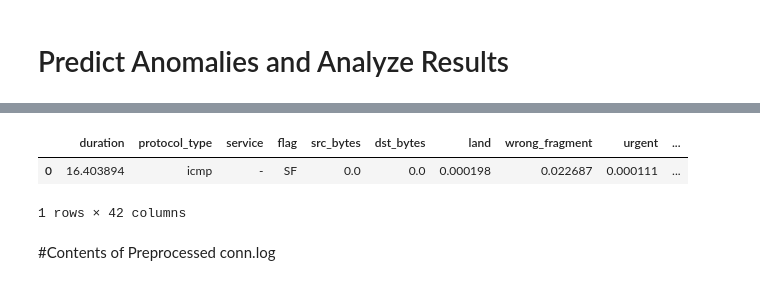
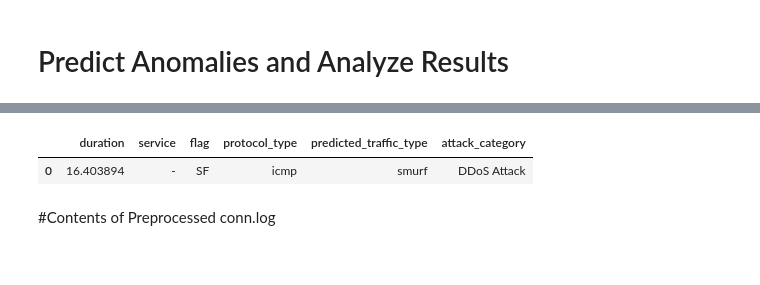
Before and after one commit to ladyTootie/ACE-R-D, a Jupyter notebook: MPL_Final_Copy.ipynb, the cells around one changed output, grey strips where cells are left out. Cells and saved outputs as stored; diff of their text form; code cells hidden in the pictures.

```diff
--- a/MPL_Final_Copy.ipynb
+++ b/MPL_Final_Copy.ipynb
@@ -274,12 +274,71 @@ predicted_classes = label_encoder.inverse_transform(predicted_classes_encoded)
 conn_df['predicted_traffic_type'] = predicted_classes
 
 #Define the anomalies
-anomalies = conn_df[conn_df['predicted_traffic_type'] != 'normal']
+anomalies = conn_df[conn_df['predicted_traffic_type'] != 'normal'].copy() # Added .copy() to avoid SettingWithCopyWarning
+
+# Define a mapping from predicted_traffic_type to known attack categories
+attack_mapping = {
+    'smurf': 'DDoS Attack',
+    'neptune': 'DoS Attack',
+    'satan': 'Probing Attack',
+    'portsweep': 'Probing Attack',
+    'ipsweep': 'Probing Attack',
+    'nmap': 'Probing Attack',
+    'warezclient': 'U2R Attack',
+    'guess_passwd': 'U2R Attack',
+    'rootkit': 'U2R Attack',
+    'buffer_overflow': 'U2R Attack',
+    'loadmodule': 'U2R Attack',
+    'perl': 'U2R Attack',
+    'spy': 'U2R Attack',
+    'phf': 'U2R Attack',
+    'multihop': 'R2L Attack',
+    'ftp_write': 'R2L Attack',
+    'imap': 'R2L Attack',
+    'warezmaster': 'R2L Attack',
+    'snmpgetattack': 'R2L Attack',
+    'snmpguess': 'R2L Attack',
+    'xlock': 'R2L Attack',
+    'xsnoop': 'R2L Attack',
+    'worm': 'R2L Attack',
+    'mscan': 'Probing Attack',
+    'processtable': 'DoS Attack',
+    'apache2': 'DoS Attack',
+    'back': 'DoS Attack',
+    'teardrop': 'DoS Attack',
+    'land': 'DoS Attack',
+    'pod': 'DoS Attack',
+    'mailbomb': 'DoS Attack',
+    'udpstorm': 'DoS Attack',
+    'httptunnel': 'Probing Attack',
+    'sqlattack': 'U2R Attack',
+    'xterm': 'U2R Attack',
+    'ps': 'U2R Attack',
+    'named': 'R2L Attack',
+    'sendmail': 'R2L Attack',
+    'secret': 'R2L Attack',
+    'syslog': 'R2L Attack',
+    'netbus': 'R2L Attack',
+    'rsh': 'R2L Attack',
+    'finger': 'R2L Attack',
+    'eject': 'R2L Attack',
+    'sshd': 'R2L Attack',
+    'score': 'Probing Attack',
+    'tftp_write': 'R2L Attack',
+    'irc': 'R2L Attack',
+    'lockd': 'R2L Attack',
+    'xdmcp': 'R2L Attack',
+    'http_tunnel': 'Probing Attack' # This might be the same as httptunnel, keeping for completeness
+}
+
+# Create a new column 'attack_category' in the anomalies DataFrame
+# Use .get() with a default 'Unknown' category for types not in the mapping
+anomalies['attack_category'] = anomalies['predicted_traffic_type'].apply(lambda x: attack_mapping.get(x, 'Unknown'))
 
 #Display the rows that are predicted as anomalies
 if not anomalies.empty:
     print("Anomalies detected:")
-    display(anomalies)
+    display(anomalies[['duration', 'service', 'flag', 'protocol_type', 'predicted_traffic_type', 'attack_category']])
 else:
     print("No anomalies detected")
 # %% [output]
@@ -287,7 +346,6 @@ else:
 Anomalies detected:
-|  | duration | protocol_type | service | flag | src_bytes | dst_bytes | land | wrong_fragment | urgent | ... |
-| 0 | 16.403894 | icmp | - | SF | 0.0 | 0.0 | 0.000198 | 0.022687 | 0.000111 | ... |
+|  | duration | service | flag | protocol_type | predicted_traffic_type | attack_category |
+| 0 | 16.403894 | - | SF | icmp | smurf | DDoS Attack |
-1 rows × 42 columns
 # %% [markdown]
 #Contents of Preprocessed conn.log
 # %%
```
Also changed, not shown: parts of 1 cell of this notebook.
